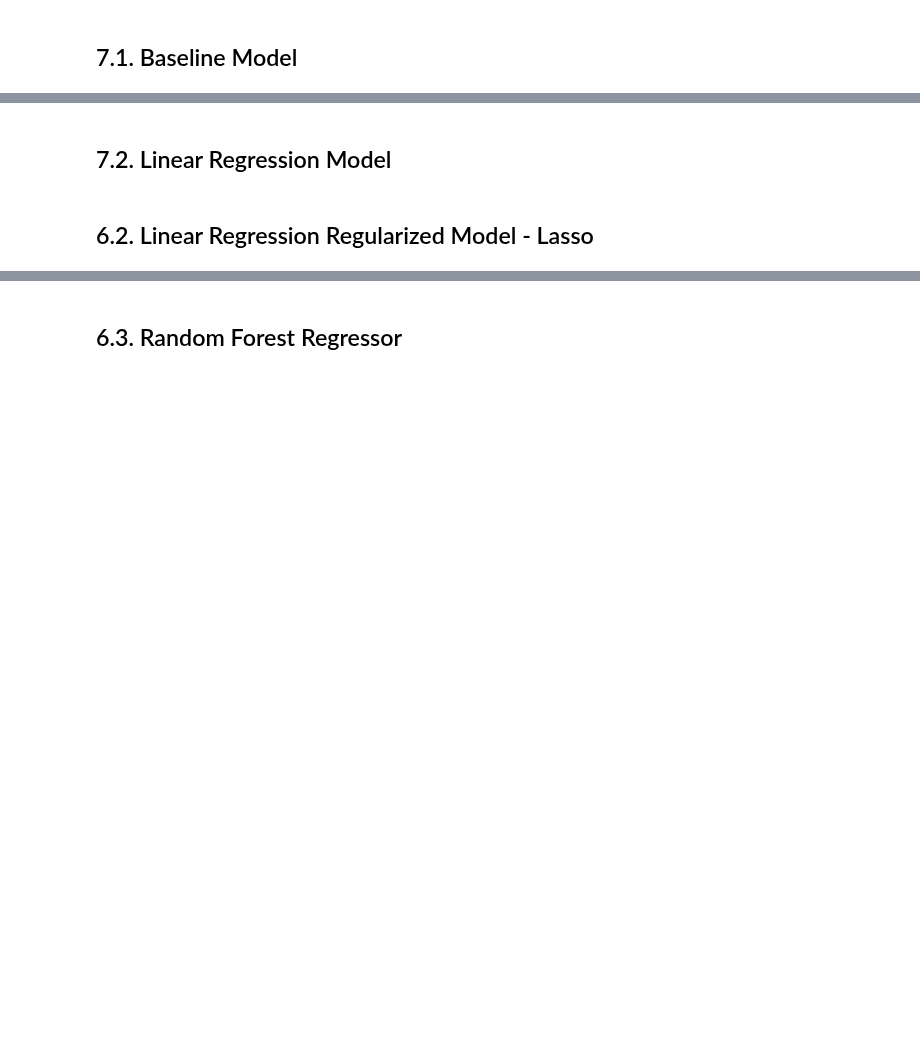
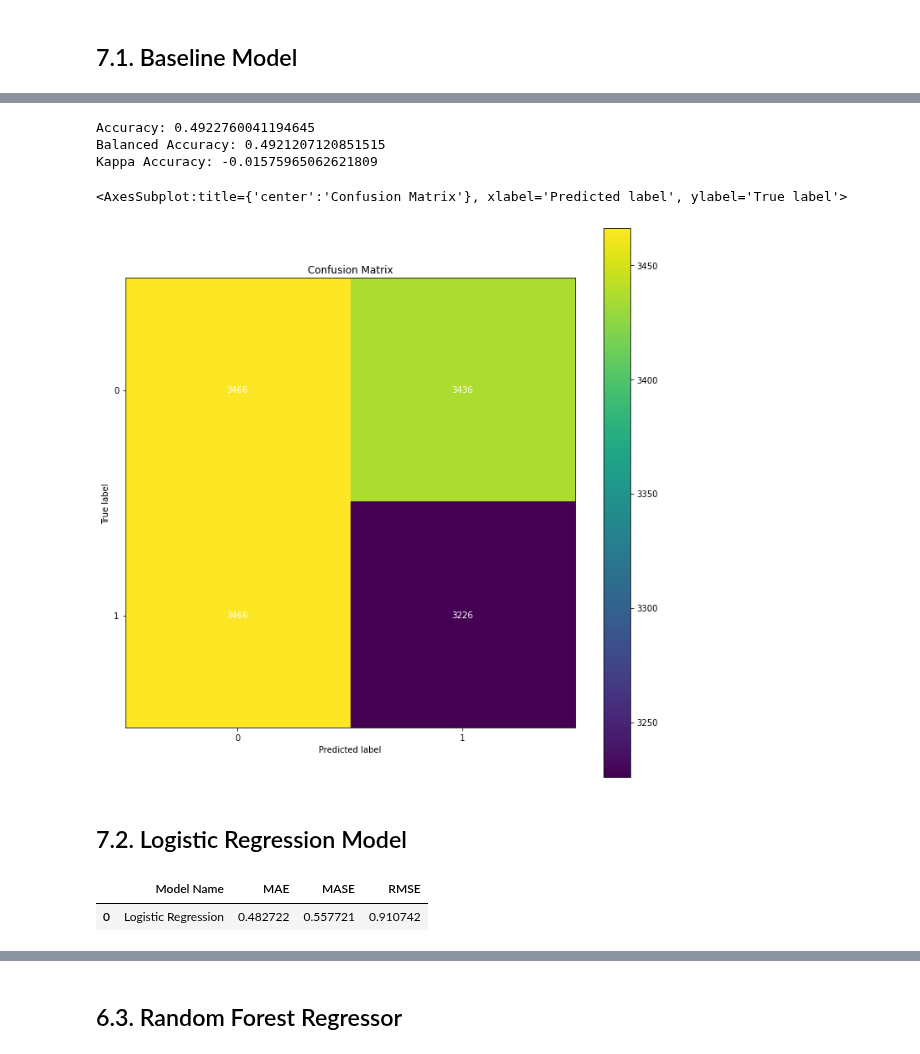
Before and after one commit to HenriqueCR1291/cardio_catch_diseases, a Jupyter notebook: m05_cardio_catch_diseases.ipynb, the cells around one changed output, grey strips where cells are left out. Saved outputs shown, nothing was run; the diff lists cells and outputs as text; code cells hidden in the pictures; blank space fills up the shorter version.

```diff
--- a/m05_cardio_catch_diseases.ipynb
+++ b/m05_cardio_catch_diseases.ipynb
@@ -1310,2 +1361,23 @@ random_result
+# %%
+#accuracy
+acc_random = m.accuracy_score(y_test, yhat_random)
+print('Accuracy: {}'.format(acc_random))
+
+#balanced accuracy
+balanced_acc_random = m.balanced_accuracy_score(y_test, yhat_random)
+print('Balanced Accuracy: {}'.format(balanced_acc_random))
+
+#Kappa metrics
+kappa_random = m.cohen_kappa_score(y_test, yhat_random)
+print('Kappa Accuracy: {}'.format(kappa_random))
+
+#confusion matrix
+mt.plot_confusion_matrix(y_test, yhat_random,  cmap=plt.cm.viridis, normalize=False, figsize=(12,12))
+# %% [output]
+Accuracy: 0.4922760041194645
+Balanced Accuracy: 0.4921207120851515
+Kappa Accuracy: -0.01575965062621809
+<AxesSubplot:title={'center':'Confusion Matrix'}, xlabel='Predicted label', ylabel='True label'>
+[figure, added]
 # %% [markdown]
-## 7.2. Linear Regression Model
+## 7.2. Logistic Regression Model
@@ -1322,2 +1383,0 @@ lr_result
-# %% [markdown]
-## 6.2. Linear Regression Regularized Model - Lasso
@@ -1333,0 +1384,9 @@ lrr_result
+# %%
+#model
+lg = lm.LogisticRegression(n_jobs=-1, random_state=42).fit(x_train, y_train)
+
+#prediction
+yhat_lg = lg.predict(x_test)
+# %% [output]
+|  | Model Name | MAE | MASE | RMSE |
+| 0 | Logistic Regression | 0.482722 | 0.557721 | 0.910742 |
```
Also changed, not shown: parts of 13 cells of this notebook.
